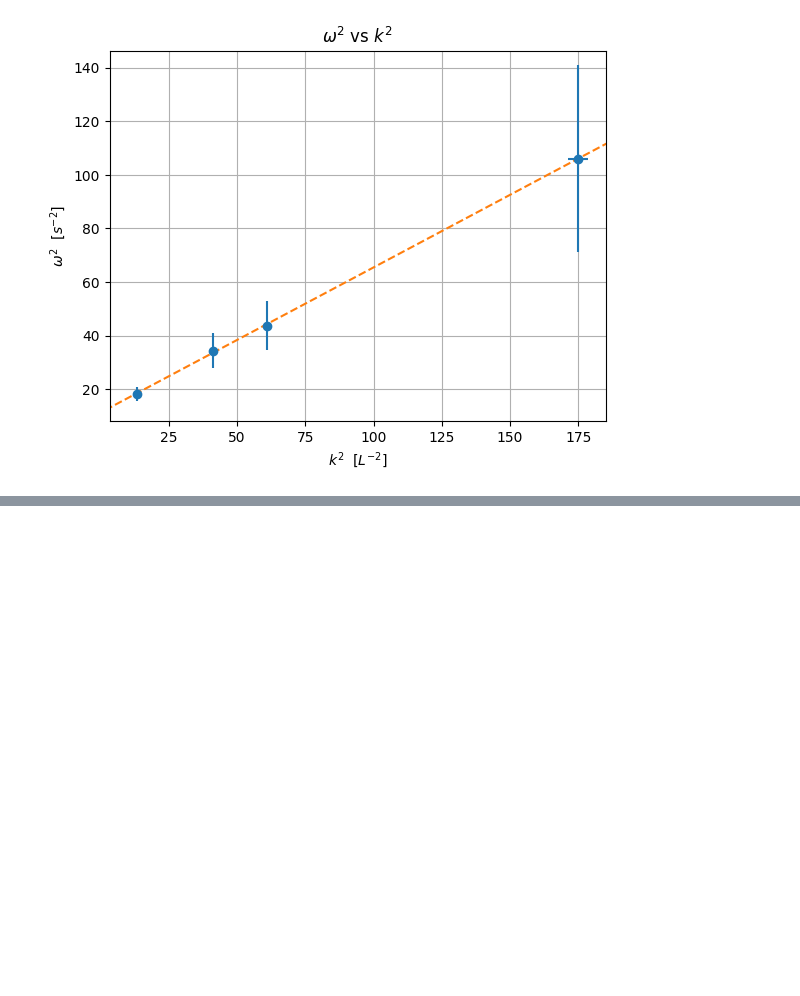
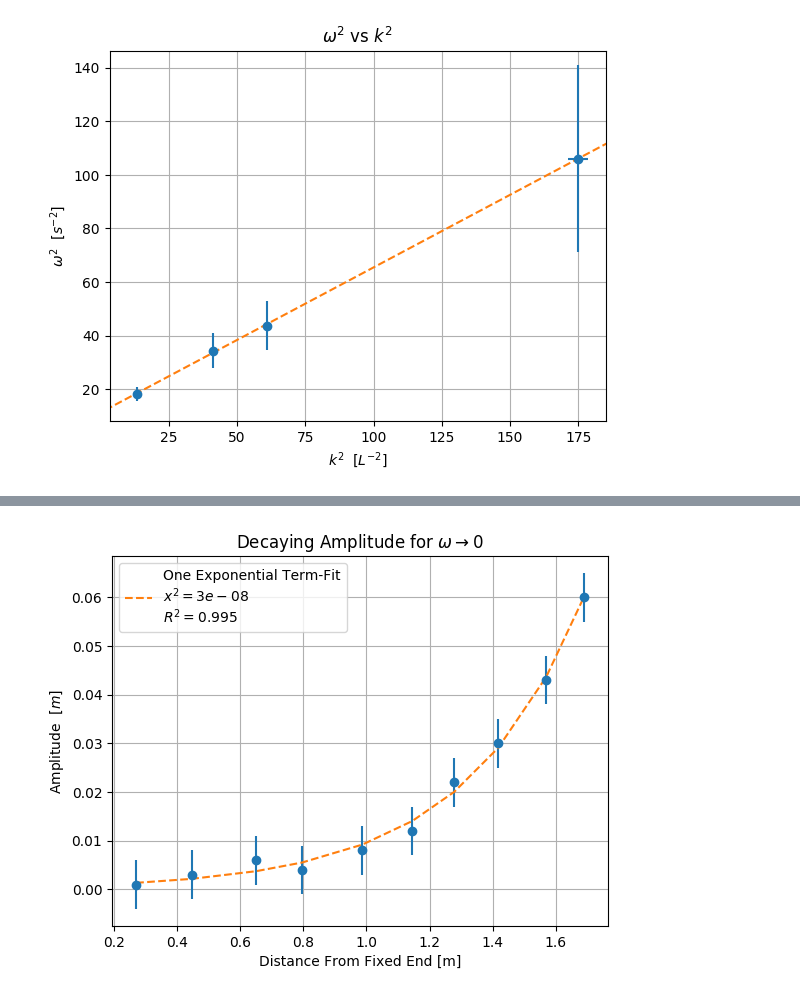
Before and after one commit to DivyR/PHY294_Labs, a Jupyter notebook: lab01/src/processing.ipynb, the cells around one changed output, grey strips where cells are left out. Cells and saved outputs as stored; diff of their text form; code cells hidden in the pictures; blank space fills up the shorter version.

```diff
--- a/lab01/src/processing.ipynb
+++ b/lab01/src/processing.ipynb
@@ -338,3 +329,57 @@ amplitudes = convert_to_ufloat(amplitudes, UNCERTAINTY_RULER)
+# %%
+# Q5 part 2: w->0 amplitude analysis
+# data
+prePosition = [11, 23, 38.2, 52.2, 65.5, 81.3, 100.5, 115, 135.5, 153.1] # cm
+prePosition = [abs(e/100-LENGTH_SLINKY.nominal_value) for e in prePosition[::-1]]
+afterPosition = [5, 18.7, 35.2, 50, 64.3, 80.5, 100.1, 114.4, 135.2, 153] # cm
+afterPosition = [abs(e/100-LENGTH_SLINKY.nominal_value) for e in afterPosition[::-1]]
+
+# calculate amplitude
+amplitudes = [abs(prePosition[i] - afterPosition[i]) for i in range(len(prePosition))]
+
+# convert to ufloat
+prePosition = convert_to_ufloat(prePosition, UNCERTAINTY_RULER)
+amplitudes = convert_to_ufloat(amplitudes, UNCERTAINTY_RULER)
+
+# seperate
+prePosition_nominal, prePosition_uncert = seperate_ufloat(prePosition)
+amplitudes_nominal, amplitudes_uncert = seperate_ufloat(amplitudes)
+
+# plot
+fig = plt.figure()
+ax = fig.add_subplot(111)
+ax.errorbar(prePosition_nominal, amplitudes_nominal, xerr=prePosition_uncert, yerr=amplitudes_uncert, fmt="o")
+ax.set_title("Decaying Amplitude for $\omega\\rightarrow 0$")
+ax.set_ylabel("Amplitude  $[m]$")
+ax.set_xlabel("Distance From Fixed End [m]")
+
+# fit one exponential
+fit1, covar1 = opt.curve_fit(one_exponential, prePosition_nominal, amplitudes_nominal)
+
+amplitude_fit1 = []
+for i in range(len(amplitudes)):
+    amplitude_fit1.append(one_exponential(prePosition_nominal[i], fit1[0], fit1[1]))
+
+ax.plot(prePosition_nominal, amplitude_fit1, "--")
+ax.grid(True)
+
+# calculate x^2 and r^2
+oneExpChiSquared = chiSquared(prePosition_nominal, amplitudes_nominal, lambda x: one_exponential(x, fit1[0], fit1[1]))
+oneR2 = coeff_of_determination(prePosition_nominal, amplitudes_nominal, lambda x: one_exponential(x, fit1[0], fit1[1]))
+
+
+# legend
+ax.legend(
+    ["One Exponential Term-Fit\n$x^2={}$\n$R^2={}$".format(round_sig(oneExpChiSquared, 1), round_sig(oneR2, 3))]
+    )
+
+
+# export
+export_plot(fig, "q5_2_one_exponential_fit_wzero")
+
+fig.show()
+# %% [output]
+[figure, added]
 # %%
 # Q7: Removal of Energy During Tunneling
 Hs = ufloat((70.5-48)/100, UNCERTAINTY_RULER)
```
Also changed, not shown: parts of 3 cells of this notebook, 3 other files.
